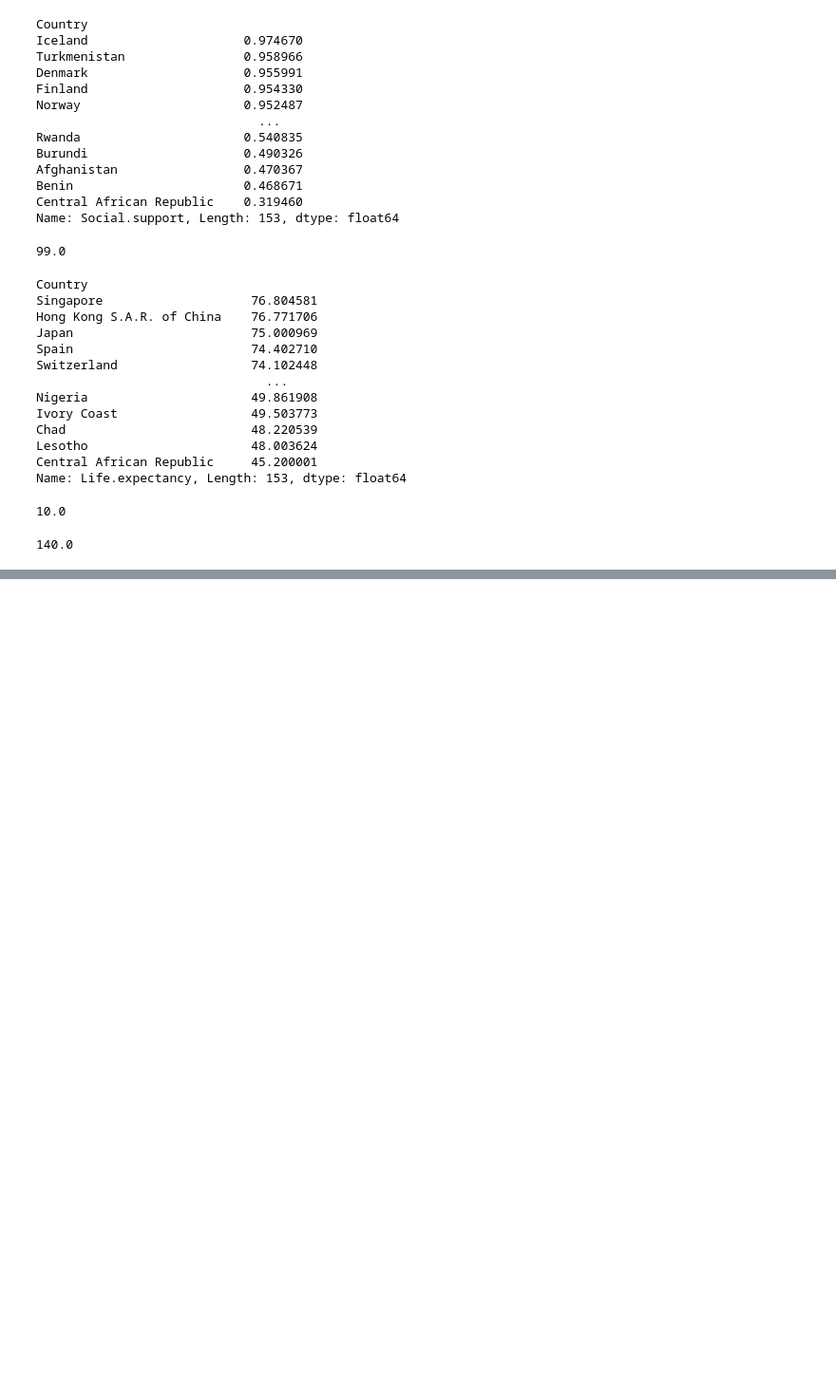
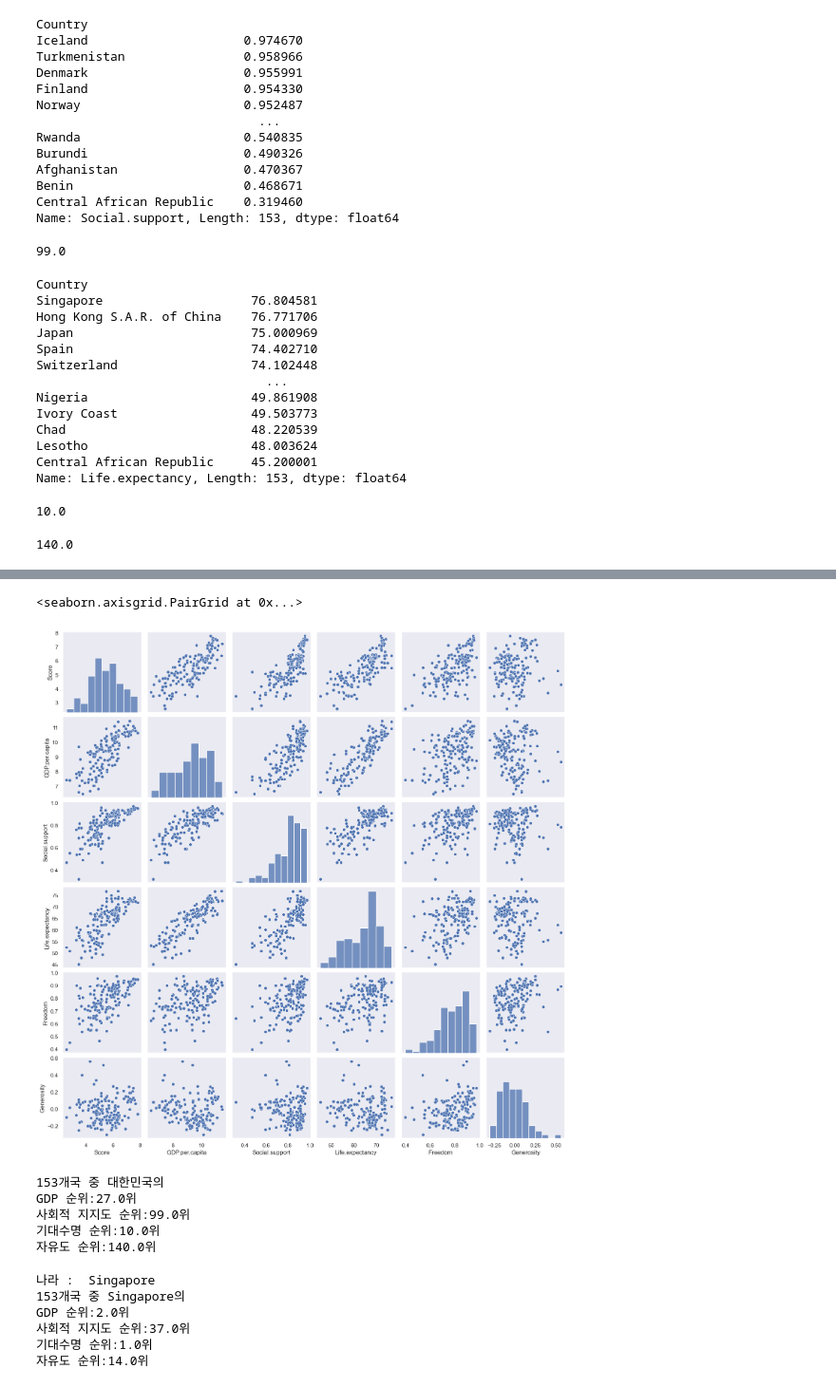
Before and after one commit to cyc20480/Data_Analysis_JBEDU, a Jupyter notebook: 110124_001_학교행복지수.ipynb, the cells around one changed output, grey strips where cells are left out. Shown at 95% size. Cells and saved outputs as stored; diff of their text form; code cells hidden in the pictures; blank space fills up the shorter version.

```diff
--- a/110124_001_학교행복지수.ipynb
+++ b/110124_001_학교행복지수.ipynb
@@ -285,0 +380,57 @@ freedom
+# %%
+sns.pairplot(df2020)
+# %% [output]
+<seaborn.axisgrid.PairGrid at 0x...>
+[figure, added]
+# %%
+import numpy as np
+economy = df2020.loc[:,['Country','GDP.per.capita']]
+economy = economy.groupby(economy.Country)['GDP.per.capita'].mean().sort_values(ascending=False)
+economy = economy.rank(method='min',ascending=False)['South Korea']
+
+social = df2020.loc[:,['Country','Social.support']]
+social = social.groupby(social.Country)['Social.support'].mean().sort_values(ascending=False)
+social = social.rank(method='min',ascending=False)['South Korea']
+
+health = df2020.loc[:,['Country','Life.expectancy']]
+health = health.groupby(health.Country)['Life.expectancy'].mean().sort_values(ascending=False)
+health = health.rank(method='min',ascending=False)['South Korea']
+
+free = df2020.loc[:,['Country','Freedom']]
+free= free.groupby(free.Country)['Freedom'].mean().sort_values(ascending=False)
+free = free.rank(method='min',ascending=False)['South Korea']
+
+print(f'153개국 중 대한민국의 \nGDP 순위:{economy}위\n사회적 지지도 순위:{social}위\n기대수명 순위:{health}위\n자유도 순위:{free}위')
+# %% [output]
+153개국 중 대한민국의
+GDP 순위:27.0위
+사회적 지지도 순위:99.0위
+기대수명 순위:10.0위
+자유도 순위:140.0위
+# %%
+c = input('나라 : ' )
+
+economy = df2020.loc[:,['Country','GDP.per.capita']]
+economy = economy.groupby(economy.Country)['GDP.per.capita'].mean().sort_values(ascending=False)
+economy = economy.rank(method='min',ascending=False)[c]
+
+social = df2020.loc[:,['Country','Social.support']]
+social = social.groupby(social.Country)['Social.support'].mean().sort_values(ascending=False)
+social = social.rank(method='min',ascending=False)[c]
+
+health = df2020.loc[:,['Country','Life.expectancy']]
+health = health.groupby(health.Country)['Life.expectancy'].mean().sort_values(ascending=False)
+health = health.rank(method='min',ascending=False)[c]
+
+free = df2020.loc[:,['Country','Freedom']]
+free= free.groupby(free.Country)['Freedom'].mean().sort_values(ascending=False)
+free = free.rank(method='min',ascending=False)[c]
+
+print(f'153개국 중 {c}의 \nGDP 순위:{economy}위\n사회적 지지도 순위:{social}위\n기대수명 순위:{health}위\n자유도 순위:{free}위')
+# %% [output]
+나라 :  Singapore
+153개국 중 Singapore의
+GDP 순위:2.0위
+사회적 지지도 순위:37.0위
+기대수명 순위:1.0위
+자유도 순위:14.0위
```
Also changed, not shown: parts of 5 cells of this notebook.
